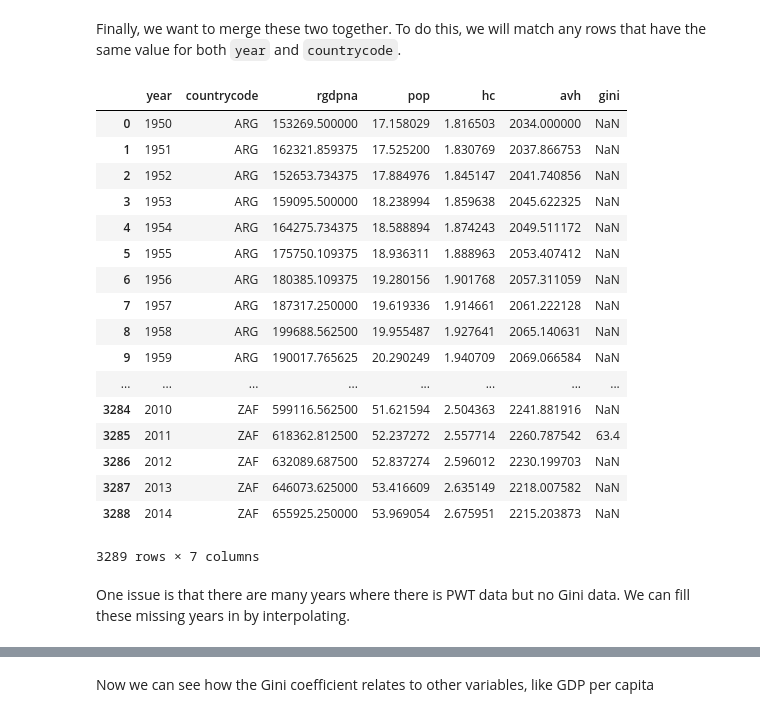
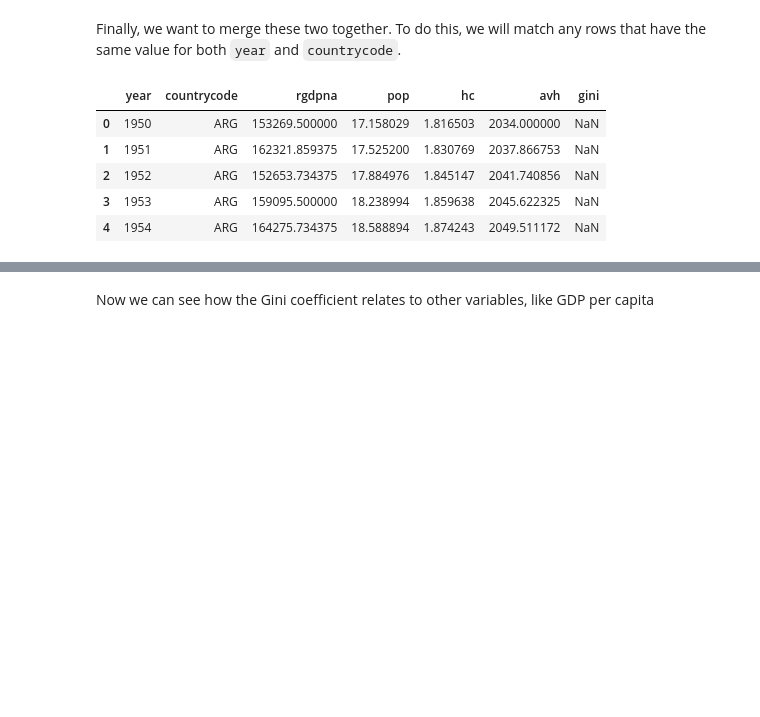
Before and after one commit to iamlemec/macro_data, a Jupyter notebook: 3_Merging_Data.ipynb, the cells around one changed output, grey strips where cells are left out. Saved outputs shown, nothing was run; the diff lists cells and outputs as text; code cells hidden in the pictures; blank space fills up the shorter version.

```diff
--- a/3_Merging_Data.ipynb
+++ b/3_Merging_Data.ipynb
@@ -80,25 +56,11 @@ pan_gini['VNM'].dropna().plot(marker='o');
 Finally, we want to merge these two together. To do this, we will match any rows that have the same value for both `year` and `countrycode`.
 # %%
 full = pd.merge(pwt, gini, how='left', on=('year', 'countrycode'))
-full
+full.head()
 # %% [output]
 |  | year | countrycode | rgdpna | pop | hc | avh | gini |
 | 0 | 1950 | ARG | 153269.500000 | 17.158029 | 1.816503 | 2034.000000 | NaN |
 | 1 | 1951 | ARG | 162321.859375 | 17.525200 | 1.830769 | 2037.866753 | NaN |
 | 2 | 1952 | ARG | 152653.734375 | 17.884976 | 1.845147 | 2041.740856 | NaN |
 | 3 | 1953 | ARG | 159095.500000 | 18.238994 | 1.859638 | 2045.622325 | NaN |
 | 4 | 1954 | ARG | 164275.734375 | 18.588894 | 1.874243 | 2049.511172 | NaN |
-| 5 | 1955 | ARG | 175750.109375 | 18.936311 | 1.888963 | 2053.407412 | NaN |
-| 6 | 1956 | ARG | 180385.109375 | 19.280156 | 1.901768 | 2057.311059 | NaN |
-| 7 | 1957 | ARG | 187317.250000 | 19.619336 | 1.914661 | 2061.222128 | NaN |
-| 8 | 1958 | ARG | 199688.562500 | 19.955487 | 1.927641 | 2065.140631 | NaN |
-| 9 | 1959 | ARG | 190017.765625 | 20.290249 | 1.940709 | 2069.066584 | NaN |
-| ... | ... | ... | ... | ... | ... | ... | ... |
-| 3284 | 2010 | ZAF | 599116.562500 | 51.621594 | 2.504363 | 2241.881916 | NaN |
-| 3285 | 2011 | ZAF | 618362.812500 | 52.237272 | 2.557714 | 2260.787542 | 63.4 |
-| 3286 | 2012 | ZAF | 632089.687500 | 52.837274 | 2.596012 | 2230.199703 | NaN |
-| 3287 | 2013 | ZAF | 646073.625000 | 53.416609 | 2.635149 | 2218.007582 | NaN |
-| 3288 | 2014 | ZAF | 655925.250000 | 53.969054 | 2.675951 | 2215.203873 | NaN |
-3289 rows × 7 columns
-# %% [markdown]
-One issue is that there are many years where there is PWT data but no Gini data. We can fill these missing years in by interpolating.
```
Also changed, not shown: parts of 5 cells of this notebook, 5 other files.
